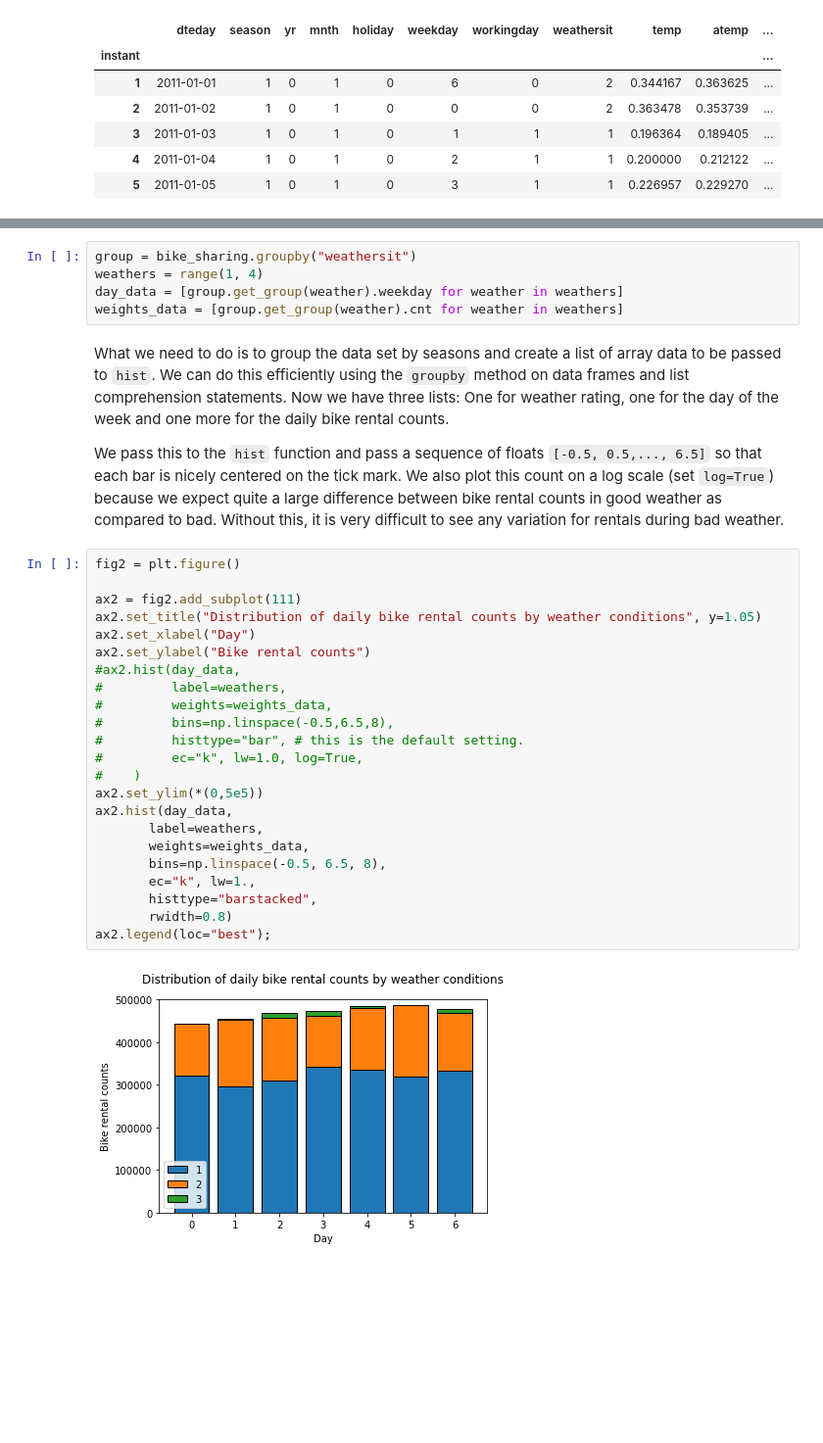
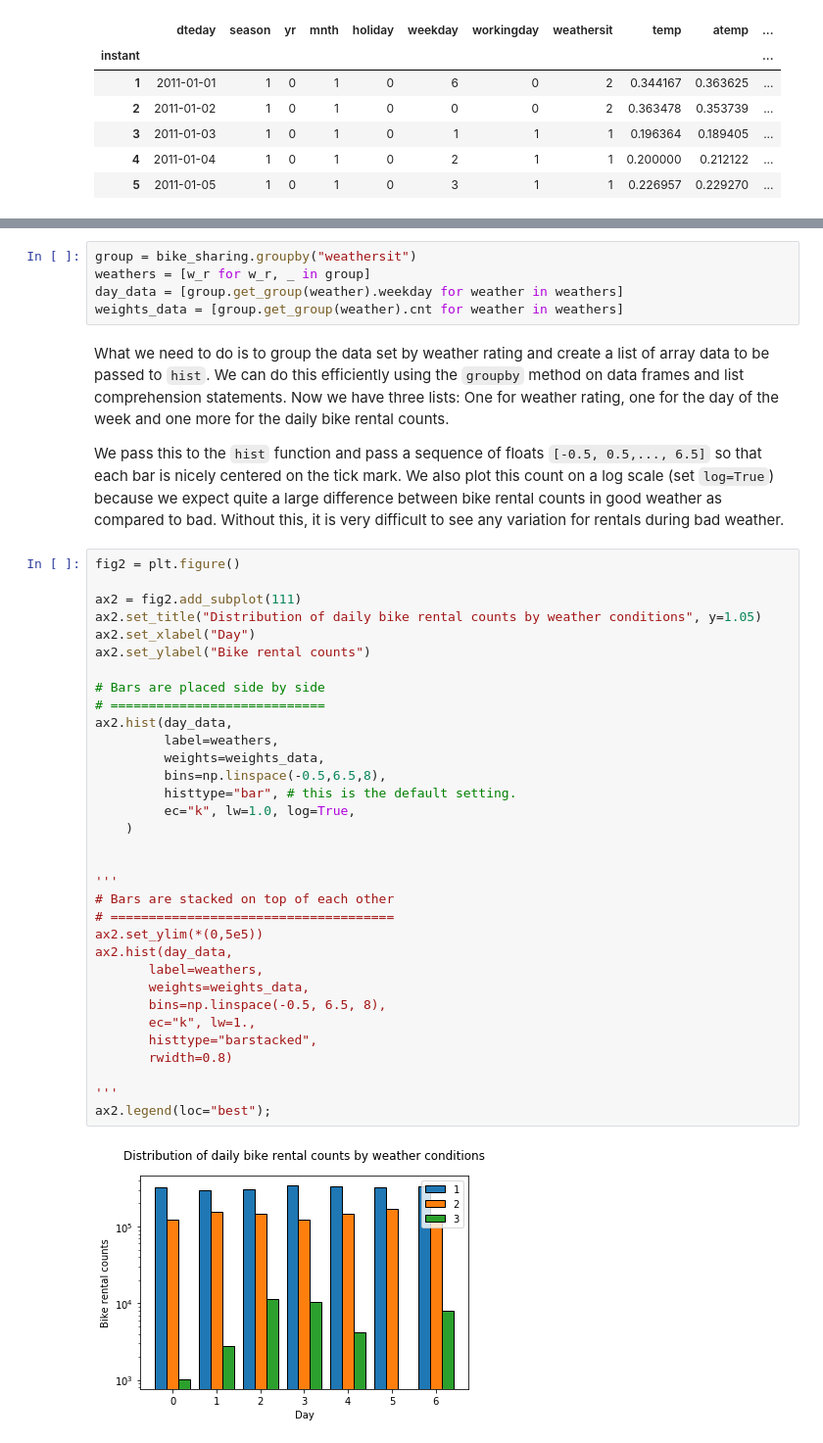
Before and after one commit to uliang/First-steps-with-the-Python-language, a Jupyter notebook: Unit3_2.ipynb, the cells around one changed output, grey strips where cells are left out. Shown at 98% size. Drawn from its saved outputs; the diff is of its cells as text; blank space fills up the shorter version.

```diff
--- a/Unit3_2.ipynb
+++ b/Unit3_2.ipynb
@@ -143,38 +160,48 @@ As you can see in the dataset above, we need to plot `weekday` on the x-axis and
 To solve this, we pass the `cnt` variable as a seperate parameter to `hist` through the keyword argument `weights`.
 # %%
 group = bike_sharing.groupby("weathersit")
-weathers = range(1, 4)
+weathers = [w_r for w_r, _ in group]
 day_data = [group.get_group(weather).weekday for weather in weathers]
 weights_data = [group.get_group(weather).cnt for weather in weathers]
 # %% [markdown]
-What we need to do is to group the data set by seasons and create a list of array data to be passed to `hist`. We can do this efficiently using the `groupby` method on data frames and list comprehension statements. Now we have three lists: One for weather rating, one for the day of the week and one more for the daily bike rental counts.
+What we need to do is to group the data set by weather rating and create a list of array data to be passed to `hist`. We can do this efficiently using the `groupby` method on data frames and list comprehension statements. Now we have three lists: One for weather rating, one for the day of the week and one more for the daily bike rental counts.
 
 We pass this to the `hist` function and pass a sequence of floats `[-0.5, 0.5,..., 6.5]` so that each bar is nicely centered on the tick mark. We also plot this count on a log scale (set `log=True`) because we expect quite a large difference between bike rental counts in good weather as compared to bad. Without this, it is very difficult to see any variation for rentals during bad weather.
 # %%
 fig2 = plt.figure()
 
 ax2 = fig2.add_subplot(111)
 ax2.set_title("Distribution of daily bike rental counts by weather conditions", y=1.05)
 ax2.set_xlabel("Day")
 ax2.set_ylabel("Bike rental counts")
-#ax2.hist(day_data,
-#         label=weathers,
-#         weights=weights_data,
-#         bins=np.linspace(-0.5,6.5,8),
-#         histtype="bar", # this is the default setting.
-#         ec="k", lw=1.0, log=True,
-#    )
+
+# Bars are placed side by side
+# ============================
+ax2.hist(day_data,
+         label=weathers,
+         weights=weights_data,
+         bins=np.linspace(-0.5,6.5,8),
+         histtype="bar", # this is the default setting.
+         ec="k", lw=1.0, log=True,
+    )
+
+
+'''
+# Bars are stacked on top of each other
+# =====================================
 ax2.set_ylim(*(0,5e5))
 ax2.hist(day_data,
        label=weathers,
        weights=weights_data,
        bins=np.linspace(-0.5, 6.5, 8),
        ec="k", lw=1.,
        histtype="barstacked",
        rwidth=0.8)
+
+'''
 ax2.legend(loc="best");
 # %% [output]
-[figure, old version]
+[figure, new version]
 # %% [markdown]
 As expected, bike rentals are low in bad weather. However, notice the variation within a week for the bad weather category. It is quite clear that people do not go biking on a bad weather Sunday since they have a choice not to go out!
 
```
Also changed, not shown: parts of 7 cells of this notebook.
